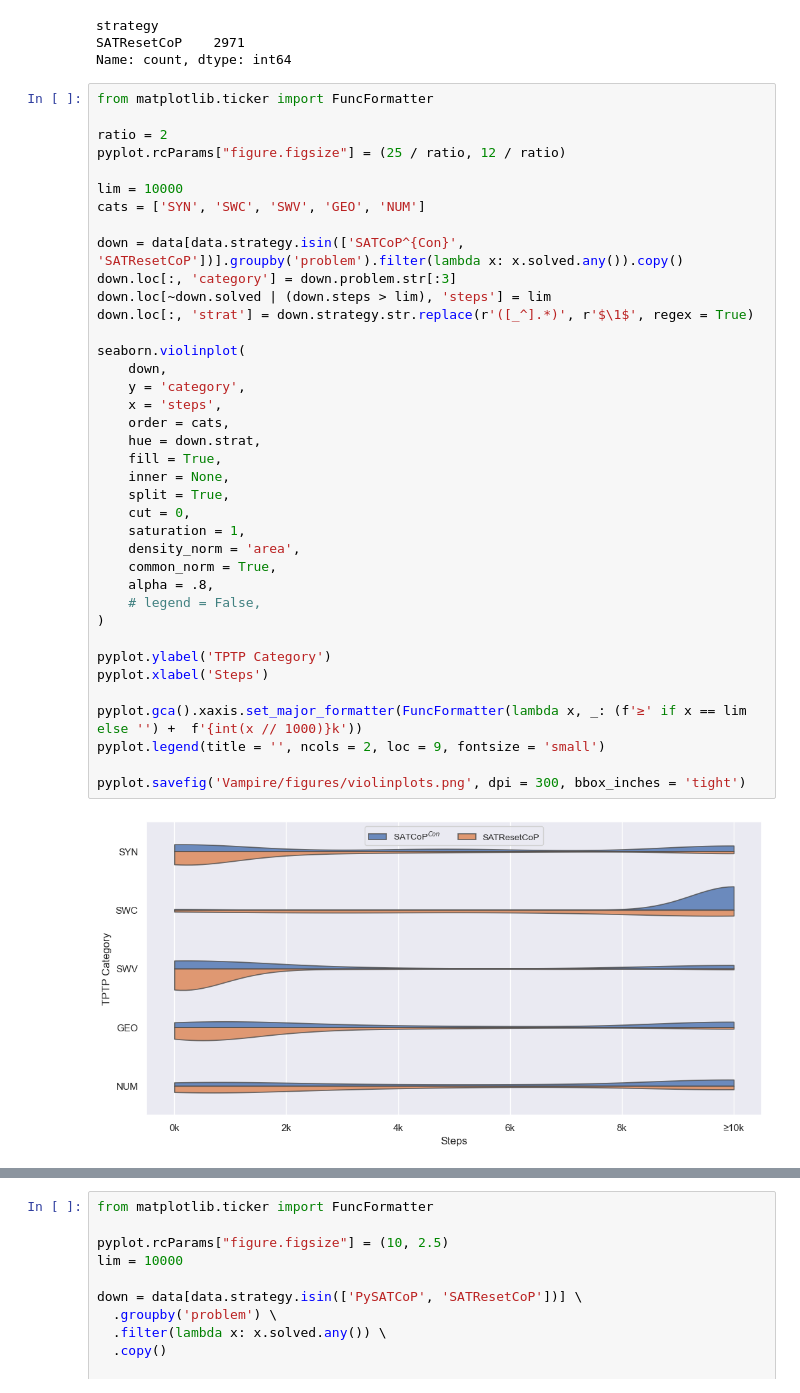
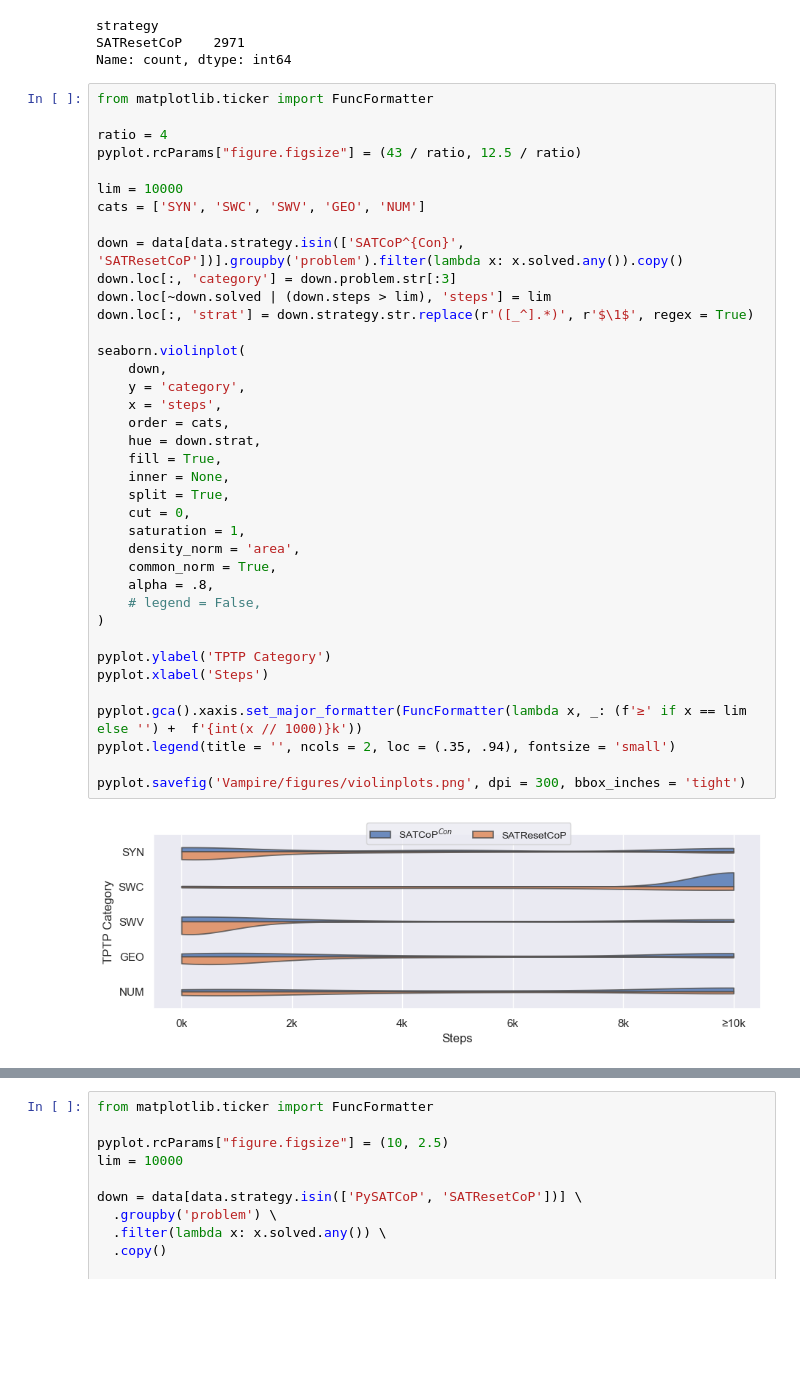
Before and after one commit to mfixman/connections, a Jupyter notebook: jupyter/Vampire.ipynb, the cells around one changed output, grey strips where cells are left out. Cells and saved outputs as stored; diff of their text form; blank space fills up the shorter version.

Commit message:
Moving figures around.

```diff
--- a/jupyter/Vampire.ipynb
+++ b/jupyter/Vampire.ipynb
@@ -441,40 +441,40 @@ Name: count, dtype: int64
 # %%
 from matplotlib.ticker import FuncFormatter
 
-ratio = 2
-pyplot.rcParams["figure.figsize"] = (25 / ratio, 12 / ratio)
+ratio = 4
+pyplot.rcParams["figure.figsize"] = (43 / ratio, 12.5 / ratio)
 
 lim = 10000
 cats = ['SYN', 'SWC', 'SWV', 'GEO', 'NUM']
 
 down = data[data.strategy.isin(['SATCoP^{Con}', 'SATResetCoP'])].groupby('problem').filter(lambda x: x.solved.any()).copy()
 down.loc[:, 'category'] = down.problem.str[:3]
 down.loc[~down.solved | (down.steps > lim), 'steps'] = lim
 down.loc[:, 'strat'] = down.strategy.str.replace(r'([_^].*)', r'$\1$', regex = True)
 
 seaborn.violinplot(
     down,
     y = 'category',
     x = 'steps',
     order = cats,
     hue = down.strat,
     fill = True,
     inner = None,
     split = True,
     cut = 0,
     saturation = 1,
     density_norm = 'area',
     common_norm = True,
     alpha = .8,
     # legend = False,
 )
 
 pyplot.ylabel('TPTP Category')
 pyplot.xlabel('Steps')
 
 pyplot.gca().xaxis.set_major_formatter(FuncFormatter(lambda x, _: (f'≥' if x == lim else '') +  f'{int(x // 1000)}k'))
-pyplot.legend(title = '', ncols = 2, loc = 9, fontsize = 'small')
+pyplot.legend(title = '', ncols = 2, loc = (.35, .94), fontsize = 'small')
 
 pyplot.savefig('Vampire/figures/violinplots.png', dpi = 300, bbox_inches = 'tight')
 # %% [output]
-[figure, old version]
+[figure, new version]
```
Also changed, not shown: parts of 3 cells of this notebook, 4 other files.
